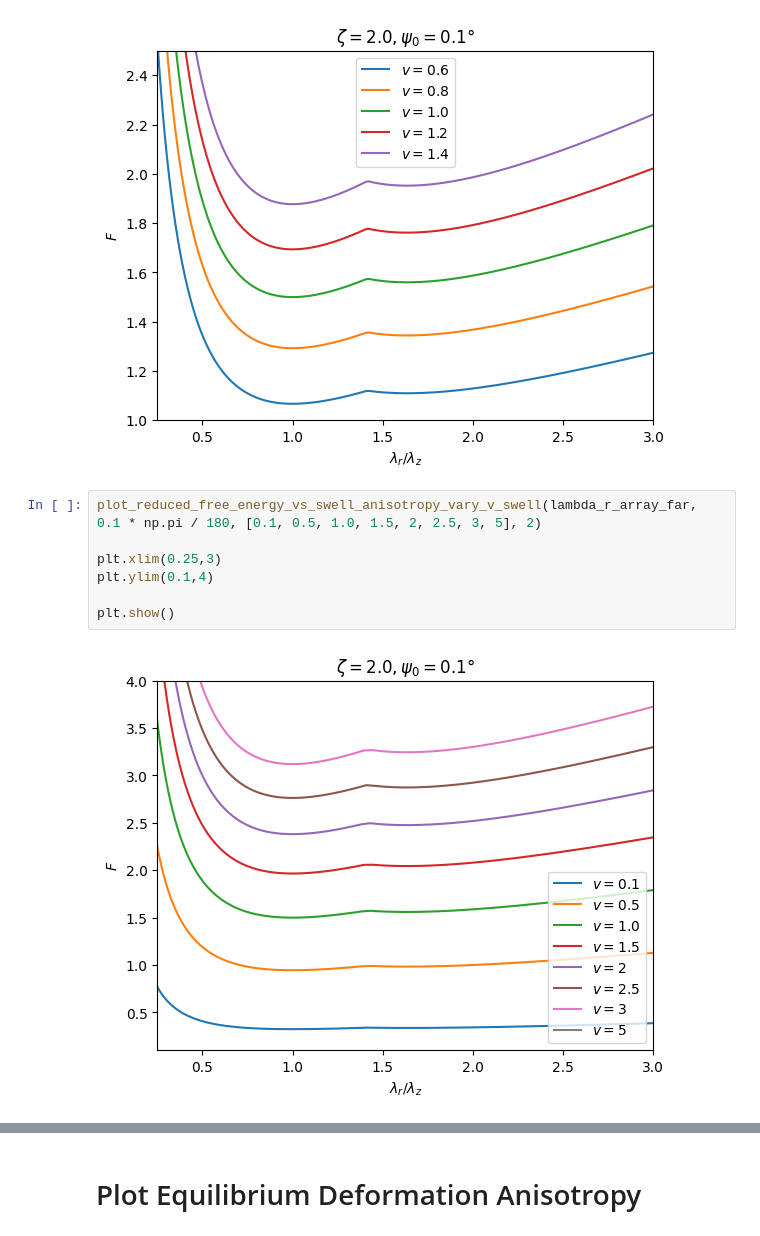
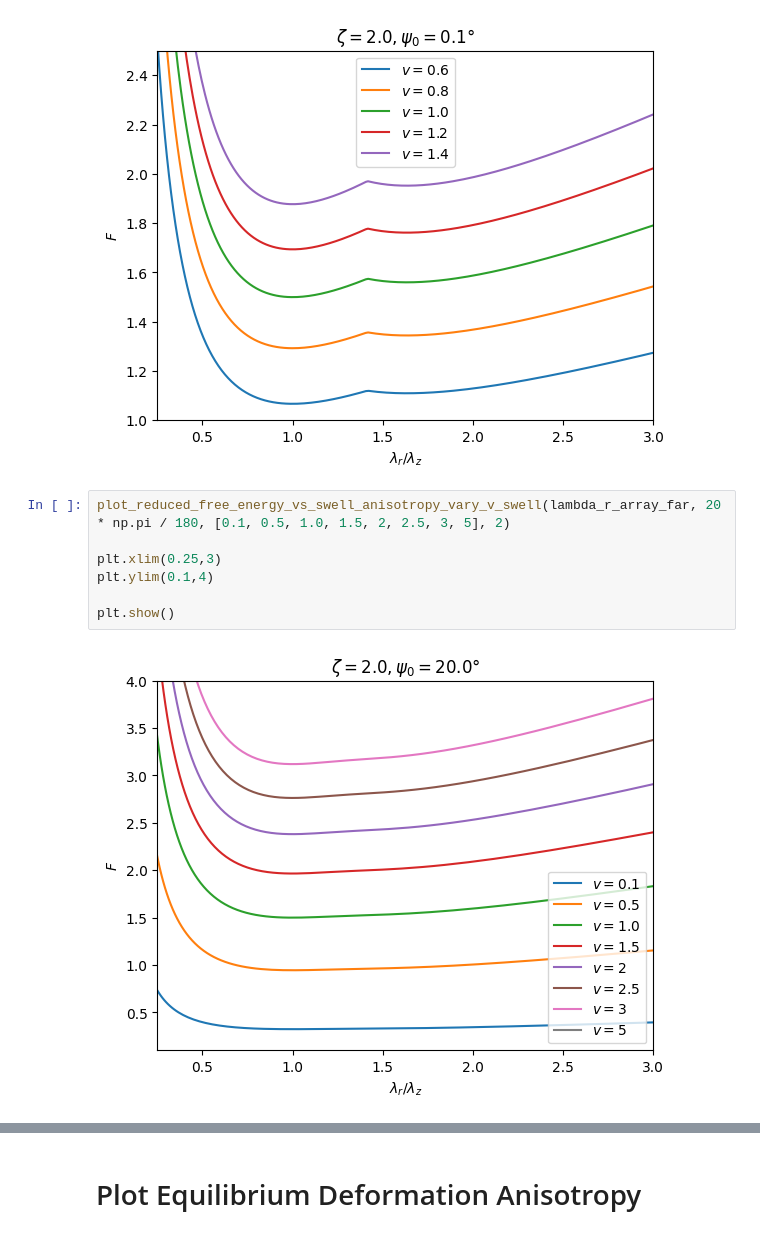
Before and after one commit to gouwsxander/hydrated-liquid-crystal-elastomers, a Jupyter notebook: Free energy minimization/plot_free_energy.ipynb, the cells around one changed output, grey strips where cells are left out. Drawn from its saved outputs; the diff is of its cells as text.

```diff
--- a/Free energy minimization/plot_free_energy.ipynb
+++ b/Free energy minimization/plot_free_energy.ipynb
@@ -341,14 +341,14 @@ plt.show()
 # %% [output]
 [figure]
 # %%
-plot_reduced_free_energy_vs_swell_anisotropy_vary_v_swell(lambda_r_array_far, 0.1 * np.pi / 180, [0.1, 0.5, 1.0, 1.5, 2, 2.5, 3, 5], 2)
+plot_reduced_free_energy_vs_swell_anisotropy_vary_v_swell(lambda_r_array_far, 20 * np.pi / 180, [0.1, 0.5, 1.0, 1.5, 2, 2.5, 3, 5], 2)
 
 plt.xlim(0.25,3)
 plt.ylim(0.1,4)
 
 plt.show()
 # %% [output]
-[figure, old version]
+[figure, new version]
 # %%
 plot_reduced_free_energy_vs_swell_anisotropy_vary_v_swell(lambda_r_array_wide, 0.01 * np.pi / 180, [0.6, 0.8, 1.0, 1.2, 1.4], 1.3)
 
```
Also changed, not shown: parts of 18 cells of this notebook, 2 other files.
